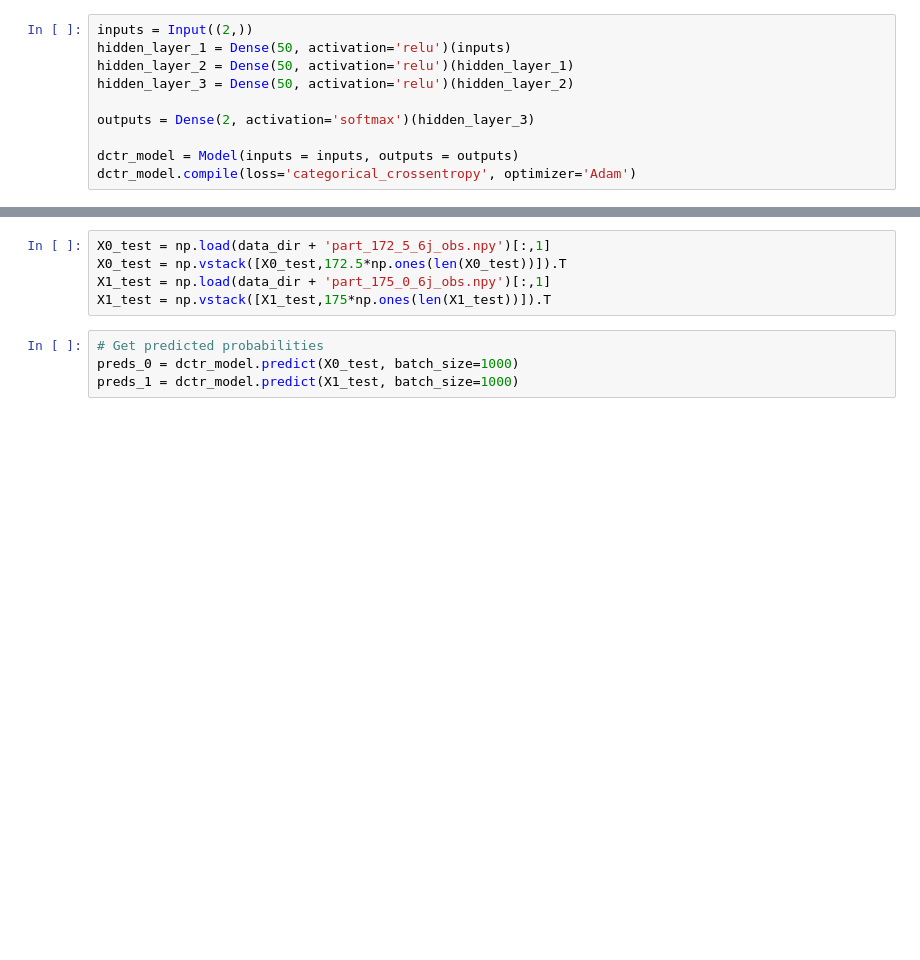
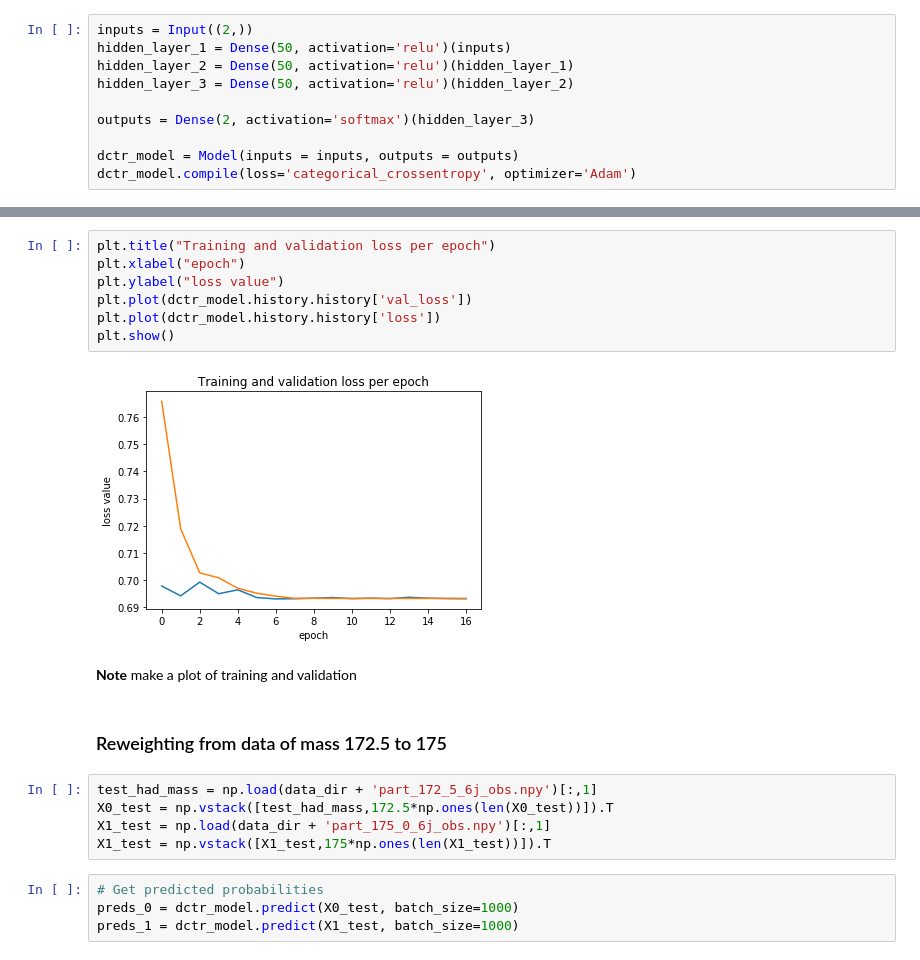
Before and after one commit to cha-suaysom/DCTREventGeneration, a Jupyter notebook: top_mass_reweighting.ipynb, the cells around one changed output, grey strips where cells are left out. Saved outputs shown, nothing was run; the diff lists cells and outputs as text; blank space fills up the shorter version.

```diff
--- a/top_mass_reweighting.ipynb
+++ b/top_mass_reweighting.ipynb
@@ -120,7 +126,20 @@ Epoch 20/20
 <keras.callbacks.History at 0x...>
+# %%
+plt.title("Training and validation loss per epoch")
+plt.xlabel("epoch")
+plt.ylabel("loss value")
+plt.plot(dctr_model.history.history['val_loss'])
+plt.plot(dctr_model.history.history['loss'])
+plt.show()
+# %% [output]
+[figure, added]
+# %% [markdown]
+**Note** make a plot of training and validation
+# %% [markdown]
+### Reweighting from data of mass 172.5 to 175
 # %%
-X0_test = np.load(data_dir + 'part_172_5_6j_obs.npy')[:,1]
-X0_test = np.vstack([X0_test,172.5*np.ones(len(X0_test))]).T
+test_had_mass = np.load(data_dir + 'part_172_5_6j_obs.npy')[:,1]
+X0_test = np.vstack([test_had_mass,172.5*np.ones(len(X0_test))]).T
 X1_test = np.load(data_dir + 'part_175_0_6j_obs.npy')[:,1]
 X1_test = np.vstack([X1_test,175*np.ones(len(X1_test))]).T
 # %%
```
Also changed, not shown: parts of 25 cells of this notebook.
